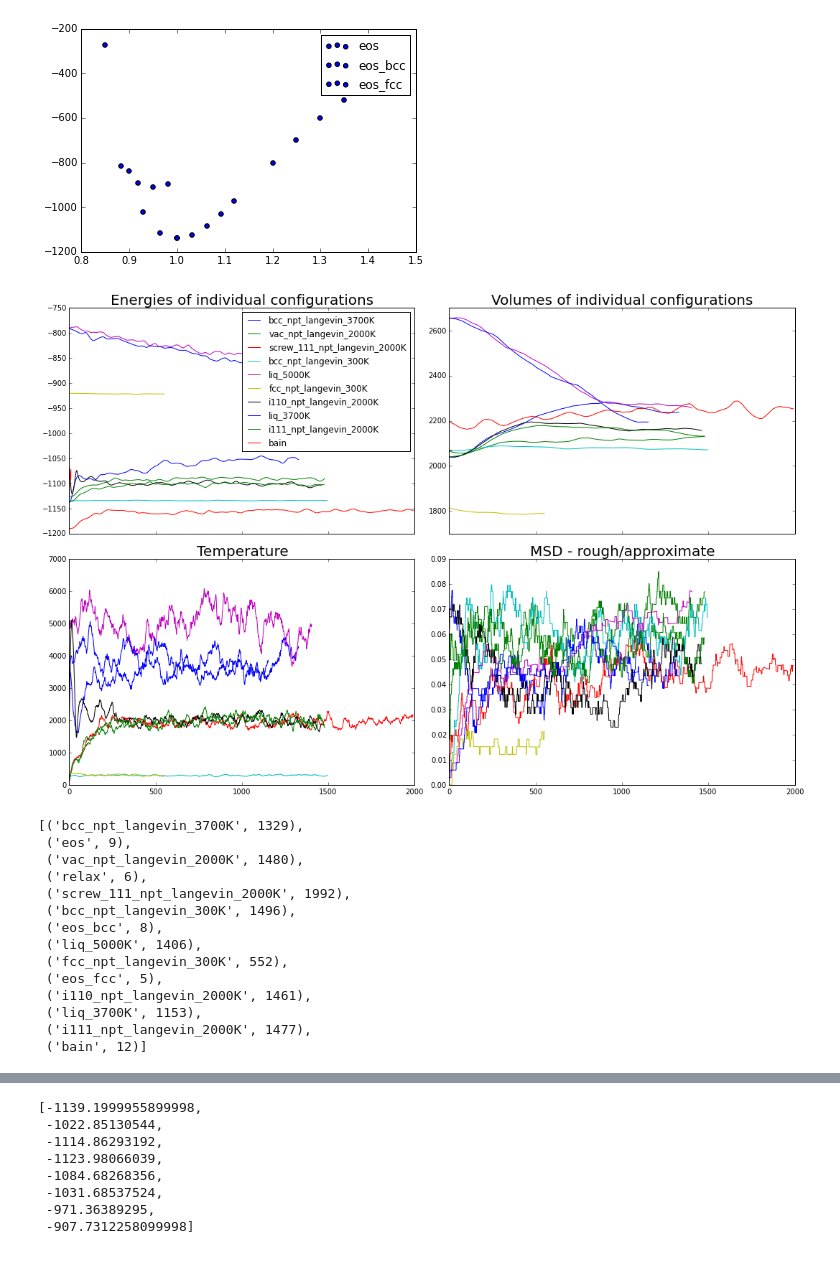
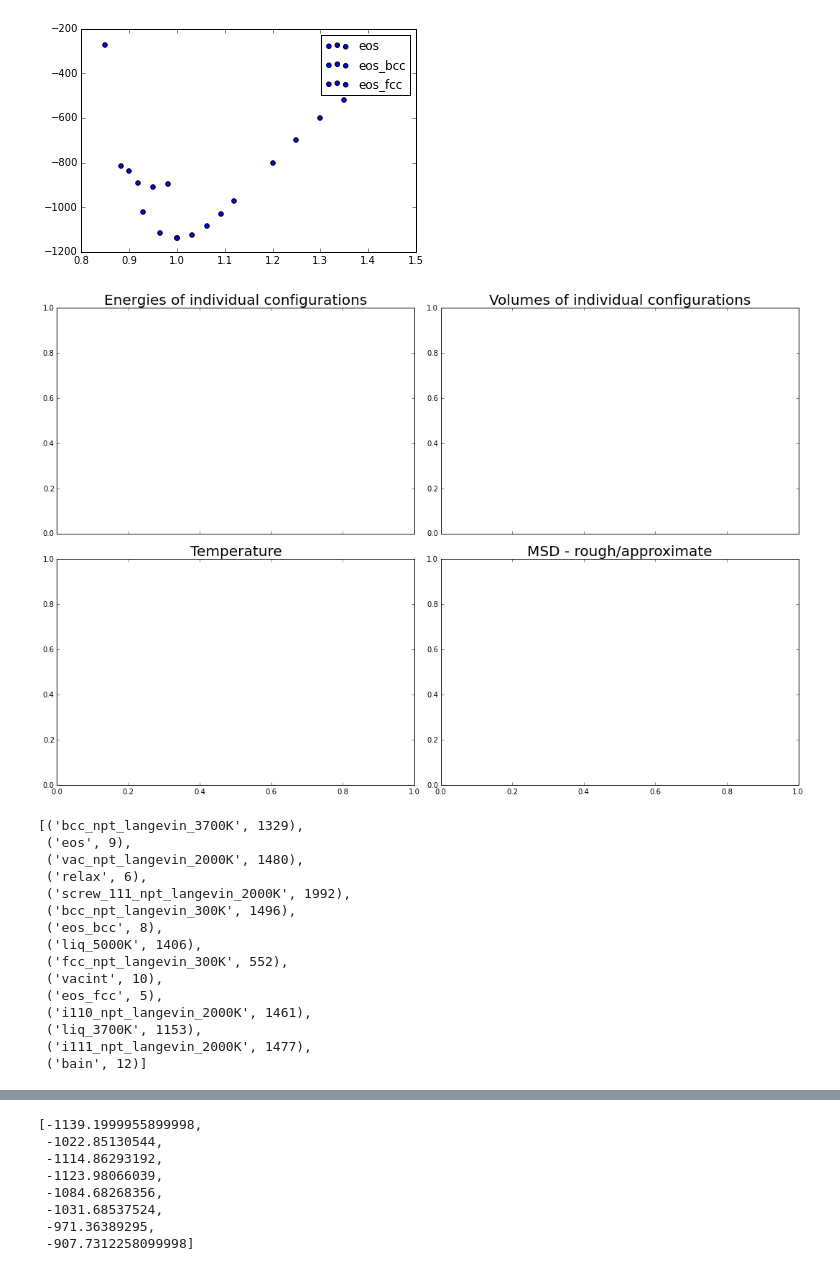
Before and after one commit to vlcekl/eam-models, a Jupyter notebook: notebooks/read_and_clean_dft_data.ipynb, the cells around one changed output, grey strips where cells are left out. Drawn from its saved outputs; the diff is of its cells as text; code cells hidden in the pictures.

```diff
--- a/notebooks/read_and_clean_dft_data.ipynb
+++ b/notebooks/read_and_clean_dft_data.ipynb
@@ -61,7 +61,7 @@ datasets_bain = ['bain_path/' + s for s in configs]
 
 # vacancy interactions
 
-configs = ['v2_r1', 'v2_r2', 'v2_r3', 'v3_1_555', 'v3_3_555', 'v4_2_555', 'v4_5_555', 'v5_555', 'v6_555', 'v6_6x6x6_360']#, 'prf_360']
+configs = ['v2_r1', 'v2_r2', 'v2_r3', 'v3_1_555', 'v3_3_555', 'v4_2_555', 'v4_5_555', 'v5_555', 'v6_555', 'v6_6x6x6_360', 'prf_360']
 
 datasets_vacint = ['vacint/' + s for s in configs]
 
@@ -245,6 +236,7 @@ trjs['relax'] = traj_0k
 trjs['eos_bcc'] = traj_eos_bcc
 trjs['eos_fcc'] = traj_eos_fcc
 trjs['bain'] = traj_bain
+trjs['vacint'] = traj_vacint
 # %%
 trjs['relax']['box'], trjs['bain']['box']
 # %% [output]
@@ -401,33 +404,33 @@ def get_msd(xyzs):
 # %%
 fig, axes = plt.subplots(2, 2, sharex='col', figsize=(15,10))
 
 for key, traj in trjs.items():
-    if 'relax' in key or 'eos' in key:
+    if 'relax' in key or 'eos' in key or 'vacint':
         continue
 
 
     #axes[0,0].plot([e/x.shape[0] for e, x in zip(traj['energy'], traj['xyz'])], label=dset)
     if 'screw' in key:
         axes[0,0].plot([e for e, x in zip(traj['energy'], traj['xyz'])], label=key)
         axes[0,1].plot([np.linalg.det(b) for b in traj['box']], label=key)
     else:
         axes[0,0].plot([e for e, x in zip(traj['energy'], traj['xyz'])], label=key)
         axes[0,1].plot([np.linalg.det(b) for b in traj['box']], label=key)
 
 
     axes[1,0].plot([t for t in traj['temp']], label=key)
 
     msd = get_msd(traj['xyz'])
     axes[1,1].plot(msd, label=key)
 
 axes[0,0].legend()
 axes[0,0].set_title('Energies of individual configurations', fontsize=20)
 axes[0,1].set_title('Volumes of individual configurations', fontsize=20)
 axes[1,0].set_title('Temperature', fontsize=20)
 axes[1,1].set_title('MSD - rough/approximate', fontsize=20)
 fig.tight_layout()
 # %% [output]
-[figure, old version]
+[figure, new version]
 # %%
 [(k, len(v['energy'])) for k, v in trjs.items()]
 # %% [output]
@@ -440,6 +443,7 @@ fig.tight_layout()
  ('eos_bcc', 8),
  ('liq_5000K', 1406),
  ('fcc_npt_langevin_300K', 552),
+ ('vacint', 10),
  ('eos_fcc', 5),
  ('i110_npt_langevin_2000K', 1461),
  ('liq_3700K', 1153),
```
Also changed, not shown: parts of 12 cells of this notebook, 43 other files.
